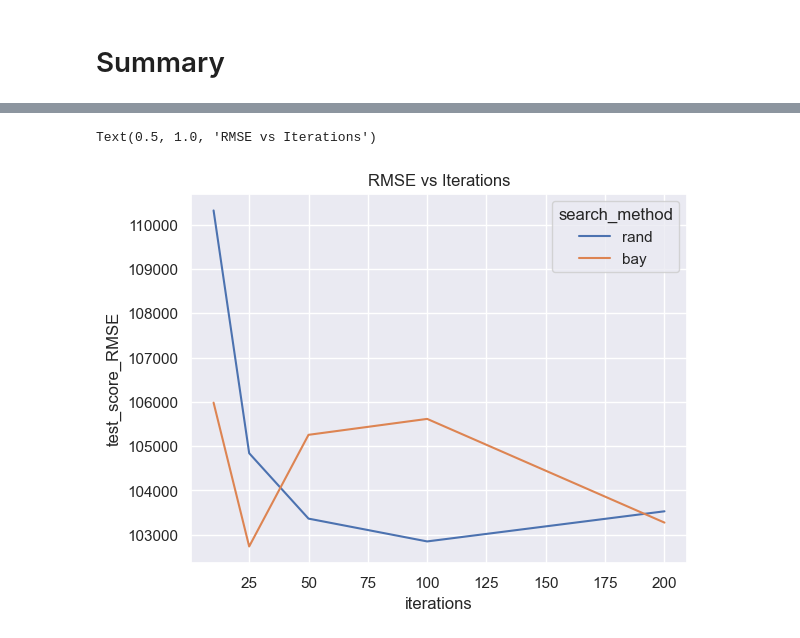
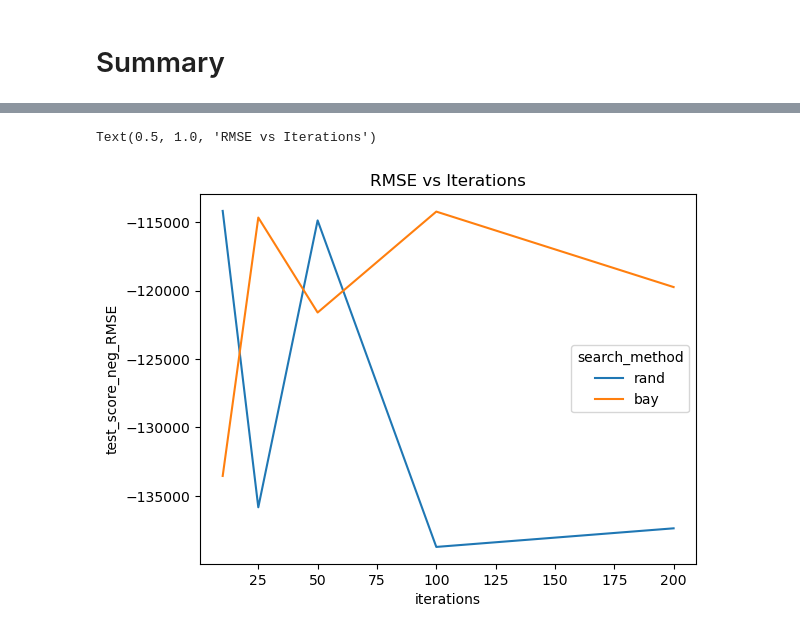
Before and after one commit to SPDA36/HyperParamTuning, a Jupyter notebook: RandSearch vs BayesSearch.ipynb, the cells around one changed output, grey strips where cells are left out. Saved outputs shown, nothing was run; the diff lists cells and outputs as text; code cells hidden in the pictures.

```diff
--- a/RandSearch vs BayesSearch.ipynb
+++ b/RandSearch vs BayesSearch.ipynb
@@ -552,6 +444,6 @@ params = {
     'subsample': Real(0.5, 1)
 }
 
-bay_results4, bay_model4 = tuning(X=X_train1, y=y_train, estimator=xgbr, params=params, bayes_search=True, iterations=10, seed=4)
+bay_results1, bay_model1 = tuning(X=X_train1, y=y_train, estimator=xgbr, params=params, bayes_search=True, iterations=10, seed=4)
 # %% [output]
 Best Params: OrderedDict([('gamma', 1.2683317967324015), ('learning_rate', 0.45722274221224624), ('max_depth', 1), ('n_estimators', 535), ('subsample', 0.9588428380809493)])
@@ -575,0 +502,14 @@ Wall time: 34.3 s
+# %%
+%%time
+
+xgbr = XGBRegressor(n_jobs=-1)
+
+params = {
+    'n_estimators': Integer(50, 1500),
+    'max_depth': Integer(1, 10),
+    'learning_rate': Real(0.0001, 0.5),
+    'gamma': Real(0.0001, 10),
+    'subsample': Real(0.5, 1)
+}
+
+bay_results3, bay_model3 = tuning(X=X_train1, y=y_train, estimator=xgbr, params=params, bayes_search=True, iterations=50, seed=2)
@@ -575,0 +536,14 @@ Wall time: 34.3 s
+# %%
+%%time
+
+xgbr = XGBRegressor(n_jobs=-1)
+
+params = {
+    'n_estimators': Integer(50, 1500),
+    'max_depth': Integer(1, 10),
+    'learning_rate': Real(0.0001, 0.5),
+    'gamma': Real(0.0001, 10),
+    'subsample': Real(0.5, 1)
+}
+
+bay_results4, bay_model4 = tuning(X=X_train1, y=y_train, estimator=xgbr, params=params, bayes_search=True)
@@ -766,9 +754,13 @@ RMSE : 103274.121
 d = {
     'trial':[1,1,2,2,3,3,4,4,5,5],
     'search_method':['rand','bay','rand','bay','rand','bay','rand','bay','rand','bay'],
-    'iterations':[100,100,50,50,25,25,10,10,200,200],
-    'time_sec':[134,191,78,135,37,40,16,34,262,419],
-    'test_score_RMSE':[102849.260,105614.728,103364.044,105255.145,104840.483,102735.829,110319.373,105981.305,103529.279,103274.121]
+    'iterations':[10,10,25,25,50,50,100,100,200,200],
+    'time_sec':[15.7,27.9,18,27.6,39,64,73,149,140,312],
+    'test_score_neg_RMSE':[rand_results1['mean_test_score'].iloc[0].round(2),bay_results1['mean_test_score'].iloc[0].round(2),
+                           rand_results2['mean_test_score'].iloc[0].round(2),bay_results2['mean_test_score'].iloc[0].round(2),
+                           rand_results3['mean_test_score'].iloc[0].round(2),bay_results3['mean_test_score'].iloc[0].round(2),
+                           rand_results4['mean_test_score'].iloc[0].round(2),bay_results4['mean_test_score'].iloc[0].round(2),
+                           rand_results5['mean_test_score'].iloc[0].round(2),bay_results5['mean_test_score'].iloc[0].round(2),]
 }
 # %%
 trial_results = pd.DataFrame(d)
@@ -811,6 +803,6 @@ Text(0.5, 1.0, 'Time vs Iterations')
 # %%
-sns.lineplot(data=trial_results, y='test_score_RMSE', x='iterations', hue='search_method')
+sns.lineplot(data=trial_results, y='test_score_neg_RMSE', x='iterations', hue='search_method')
 plt.title('RMSE vs Iterations')
 # %% [output]
 Text(0.5, 1.0, 'RMSE vs Iterations')
-[figure, old version]
+[figure, new version]
```
Also changed, not shown: parts of 93 cells of this notebook.
